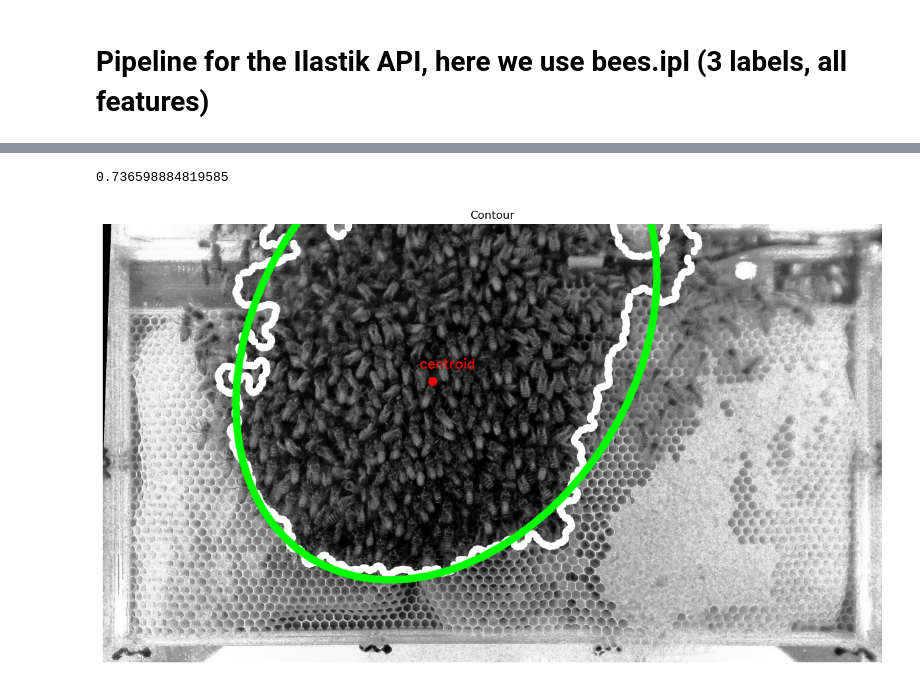
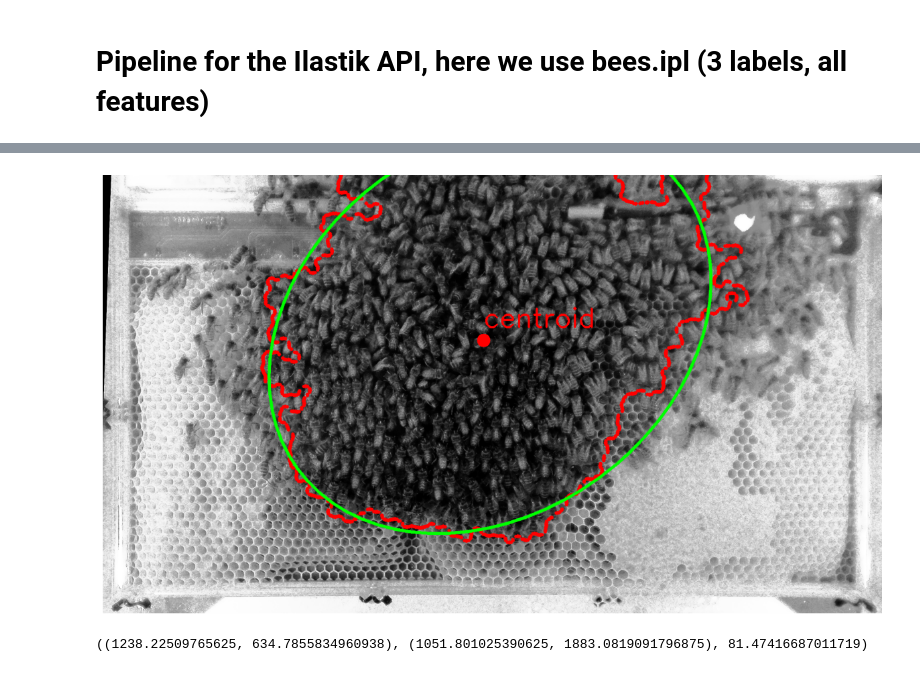
Before and after one commit to epfl-mobots/IR-imaging-2024, a Jupyter notebook: ilastik/pipeline.ipynb, the cells around one changed output, grey strips where cells are left out. Saved outputs shown, nothing was run; the diff lists cells and outputs as text; code cells hidden in the pictures.

```diff
--- a/ilastik/pipeline.ipynb
+++ b/ilastik/pipeline.ipynb
@@ -72,32 +84,33 @@ plt.show()
 # %%
-input_image = cv2.imread(IMG)
+input_image = cv2.resize(cv2.imread('img2.jpg'), (0,0), fx=0.5, fy=0.5)
 
 # now we can find the contours
 
 img_contour = (mask_closed).astype(np.uint8) #convert to uint8 because findContours only accepts uint8
 contours, _ = cv2.findContours(img_contour, cv2.RETR_EXTERNAL, cv2.CHAIN_APPROX_SIMPLE) #find contours
 contour = max(contours, key=cv2.contourArea) #get the biggest contour
 img_contour = cv2.cvtColor(img_contour, cv2.COLOR_GRAY2BGR) #convert to BGR because drawContours only accepts BGR
-cv2.drawContours(input_image, contour, -1, (255, 255, 255), 15) #draw the biggest contour
+cv2.drawContours(input_image, contour, -1, (255, 0, 0), 7) #draw the biggest contour
 
 # find the centroid of the contour
 M = cv2.moments(contour)
 cX = int(M["m10"] / M["m00"])
 cY = int(M["m01"] / M["m00"])
 # plot it on the image
-cv2.circle(input_image, (cX, cY), 10, (255, 0, 0), -1)
-cv2.putText(input_image, "centroid", (cX - 30, cY - 30), cv2.FONT_HERSHEY_SIMPLEX, 1, (255, 0, 0), 2);
+cv2.circle(input_image, (cX, cY), 15, (255, 0, 0), -1)
+cv2.putText(input_image, "centroid", (cX, cY - 30), cv2.FONT_HERSHEY_SIMPLEX, 2, (255, 0, 0), 4);
 
 ellipse = cv2.fitEllipse(contour)
-cv2.ellipse(input_image, ellipse, color=(0,255,0), thickness=15)
-print(ellipse[1][0]/ellipse[1][1])
+cv2.ellipse(input_image, ellipse, color=(0,255,0), thickness=5)
+# print(ellipse[1][0]/ellipse[1][1])
+fig, ax = plt.subplots(1, 1, figsize=(15, 15))
+ax.imshow(input_image, cmap='gray')
+ax.axis('off')
+# ax.set_title('Random Forest Classifier - Centroid, Contour and best fitted Ellipse')
+plt.show()
 # %% [output]
-0.736598884819585
+[figure, added]
-# %%
-fig, ax = plt.subplots(1, 1, figsize=(15, 15))
-ax.imshow(input_image, cmap='gray')
-ax.axis('off')
-ax.set_title('Contour')
-plt.show()
-# %% [output]
-[figure, removed]
+# %%
+print(ellipse)
+# %% [output]
+((1238.22509765625, 634.7855834960938), (1051.801025390625, 1883.0819091796875), 81.47416687011719)
```
Also changed, not shown: parts of 6 cells of this notebook, 6 other files.
